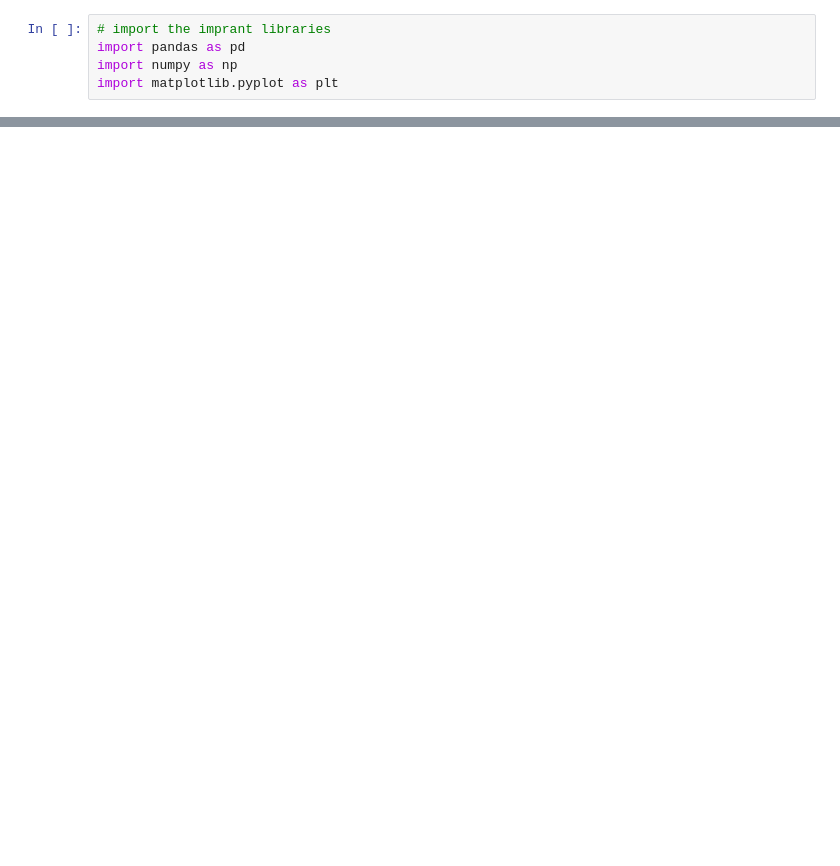
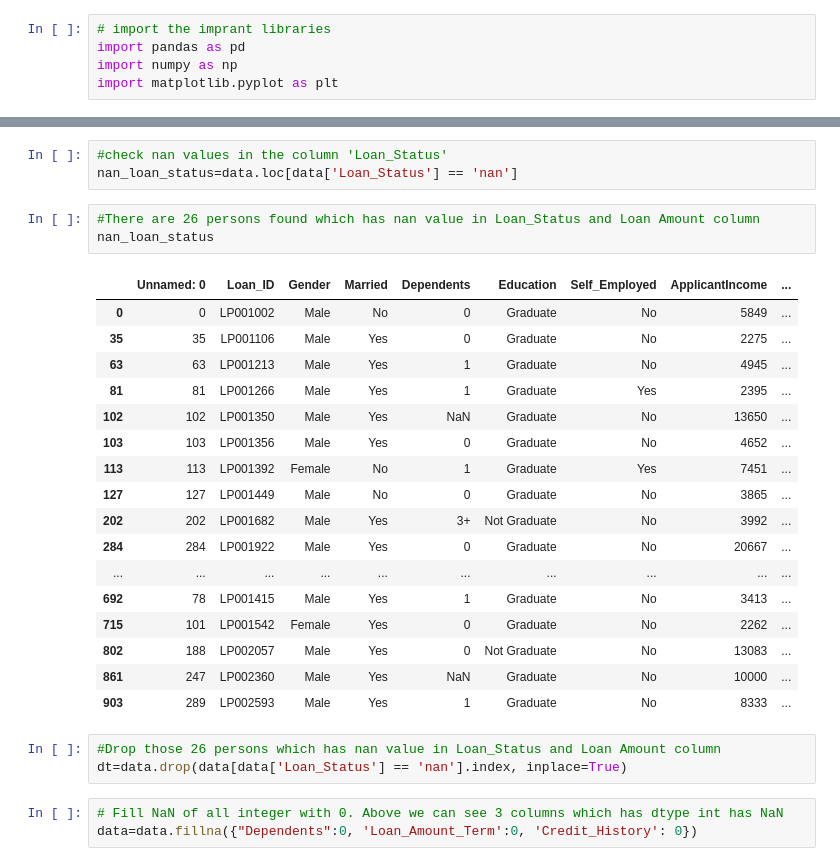
Before and after one commit to indrani2121/Analysis_of_loan_amounts_received_by_applicants, a Jupyter notebook: credit_history.ipynb, the cells around one changed output, grey strips where cells are left out. Drawn from its saved outputs; the diff is of its cells as text; blank space fills up the shorter version.

```diff
--- a/credit_history.ipynb
+++ b/credit_history.ipynb
@@ -46,0 +81,30 @@ data.head()
+# %%
+#check nan values in the column 'Loan_Status'
+nan_loan_status=data.loc[data['Loan_Status'] == 'nan']
+# %%
+#There are 26 persons found which has nan value in Loan_Status and Loan Amount column
+nan_loan_status
+# %% [output]
+|  | Unnamed: 0 | Loan_ID | Gender | Married | Dependents | Education | Self_Employed | ApplicantIncome | ... |
+| 0 | 0 | LP001002 | Male | No | 0 | Graduate | No | 5849 | ... |
+| 35 | 35 | LP001106 | Male | Yes | 0 | Graduate | No | 2275 | ... |
+| 63 | 63 | LP001213 | Male | Yes | 1 | Graduate | No | 4945 | ... |
+| 81 | 81 | LP001266 | Male | Yes | 1 | Graduate | Yes | 2395 | ... |
+| 102 | 102 | LP001350 | Male | Yes | NaN | Graduate | No | 13650 | ... |
+| 103 | 103 | LP001356 | Male | Yes | 0 | Graduate | No | 4652 | ... |
+| 113 | 113 | LP001392 | Female | No | 1 | Graduate | Yes | 7451 | ... |
+| 127 | 127 | LP001449 | Male | No | 0 | Graduate | No | 3865 | ... |
+| 202 | 202 | LP001682 | Male | Yes | 3+ | Not Graduate | No | 3992 | ... |
+| 284 | 284 | LP001922 | Male | Yes | 0 | Graduate | No | 20667 | ... |
+| ... | ... | ... | ... | ... | ... | ... | ... | ... | ... |
+| 692 | 78 | LP001415 | Male | Yes | 1 | Graduate | No | 3413 | ... |
+| 715 | 101 | LP001542 | Female | Yes | 0 | Graduate | No | 2262 | ... |
+| 802 | 188 | LP002057 | Male | Yes | 0 | Not Graduate | No | 13083 | ... |
+| 861 | 247 | LP002360 | Male | Yes | NaN | Graduate | No | 10000 | ... |
+| 903 | 289 | LP002593 | Male | Yes | 1 | Graduate | No | 8333 | ... |
+# %%
+#Drop those 26 persons which has nan value in Loan_Status and Loan Amount column
+dt=data.drop(data[data['Loan_Status'] == 'nan'].index, inplace=True)
+# %%
+# Fill NaN of all integer with 0. Above we can see 3 columns which has dtype int has NaN
+data=data.fillna({"Dependents":0, 'Loan_Amount_Term':0, 'Credit_History': 0})
```
Also changed, not shown: parts of 17 cells of this notebook.
